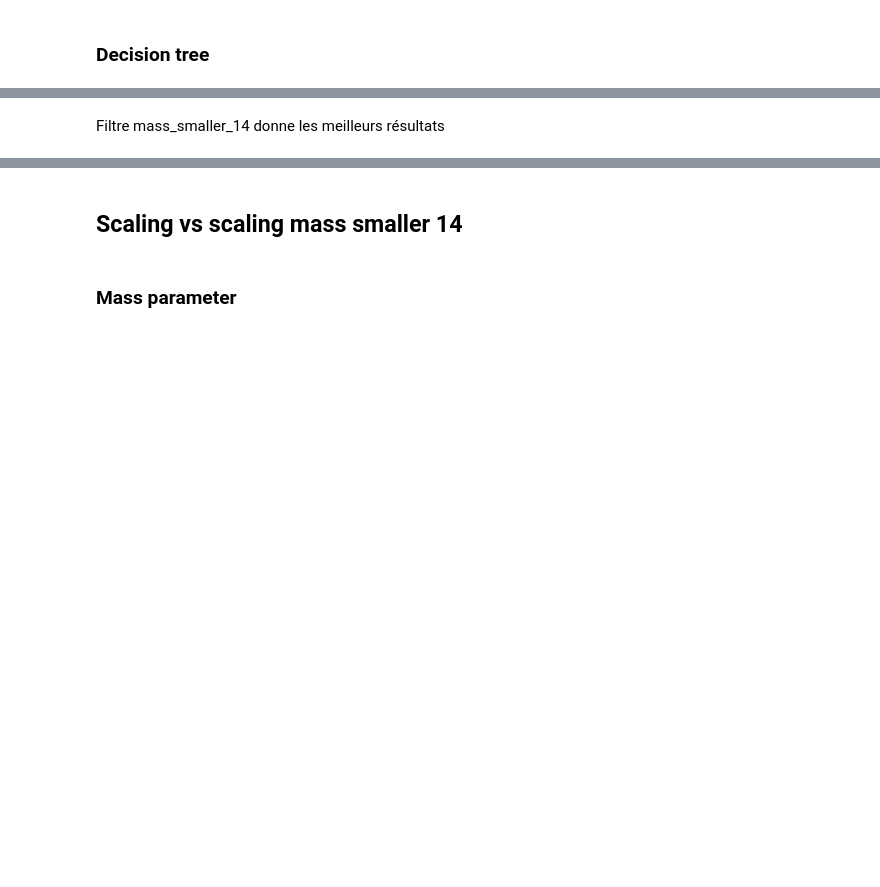
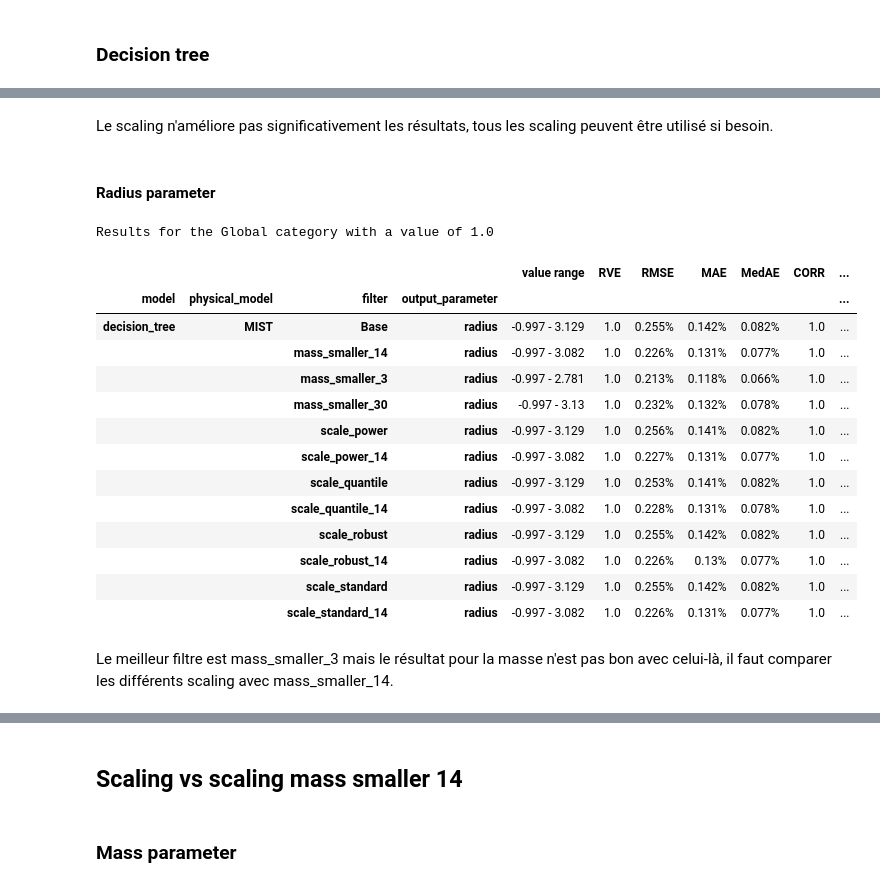
Before and after one commit to anpirott/thesis, a Jupyter notebook: notebooks/ML/method_ML/Model_A_partial/default_models/MIST/compare_model_results.ipynb, the cells around one changed output, grey strips where cells are left out. Cells and saved outputs as stored; diff of their text form; code cells hidden in the pictures; blank space fills up the shorter version.

```diff
--- a/notebooks/ML/method_ML/Model_A_partial/default_models/MIST/compare_model_results.ipynb
+++ b/notebooks/ML/method_ML/Model_A_partial/default_models/MIST/compare_model_results.ipynb
@@ -212,2 +270,29 @@ Results for the Global category with a value of 1.0
 # %% [markdown]
-Filtre mass_smaller_14 donne les meilleurs résultats
+Le scaling n'améliore pas significativement les résultats, tous les scaling peuvent être utilisé si besoin.
+# %% [markdown]
+#### Radius parameter
+# %%
+compare_metrics(path, value_rounding=3, relative_values=True,
+                output_parameters=["radius"],
+                physical_models=["MIST"],
+                model_names=["decision_tree"],
+                categories=["Global"]
+                )
+# %% [output]
+Results for the Global category with a value of 1.0
+|  |  |  |  | value range | RVE | RMSE | MAE | MedAE | CORR | ... |
+| model | physical_model | filter | output_parameter |  |  |  |  |  |  | ... |
+| decision_tree | MIST | Base | radius | -0.997 - 3.129 | 1.0 | 0.255% | 0.142% | 0.082% | 1.0 | ... |
+|  |  | mass_smaller_14 | radius | -0.997 - 3.082 | 1.0 | 0.226% | 0.131% | 0.077% | 1.0 | ... |
+|  |  | mass_smaller_3 | radius | -0.997 - 2.781 | 1.0 | 0.213% | 0.118% | 0.066% | 1.0 | ... |
+|  |  | mass_smaller_30 | radius | -0.997 - 3.13 | 1.0 | 0.232% | 0.132% | 0.078% | 1.0 | ... |
+|  |  | scale_power | radius | -0.997 - 3.129 | 1.0 | 0.256% | 0.141% | 0.082% | 1.0 | ... |
+|  |  | scale_power_14 | radius | -0.997 - 3.082 | 1.0 | 0.227% | 0.131% | 0.077% | 1.0 | ... |
+|  |  | scale_quantile | radius | -0.997 - 3.129 | 1.0 | 0.253% | 0.141% | 0.082% | 1.0 | ... |
+|  |  | scale_quantile_14 | radius | -0.997 - 3.082 | 1.0 | 0.228% | 0.131% | 0.078% | 1.0 | ... |
+|  |  | scale_robust | radius | -0.997 - 3.129 | 1.0 | 0.255% | 0.142% | 0.082% | 1.0 | ... |
+|  |  | scale_robust_14 | radius | -0.997 - 3.082 | 1.0 | 0.226% | 0.13% | 0.077% | 1.0 | ... |
+|  |  | scale_standard | radius | -0.997 - 3.129 | 1.0 | 0.255% | 0.142% | 0.082% | 1.0 | ... |
+|  |  | scale_standard_14 | radius | -0.997 - 3.082 | 1.0 | 0.226% | 0.131% | 0.077% | 1.0 | ... |
+# %% [markdown]
+Le meilleur filtre est mass_smaller_3 mais le résultat pour la masse n'est pas bon avec celui-là, il faut comparer les différents scaling avec mass_smaller_14.
```
Also changed, not shown: parts of 70 cells of this notebook, 34 other files.
